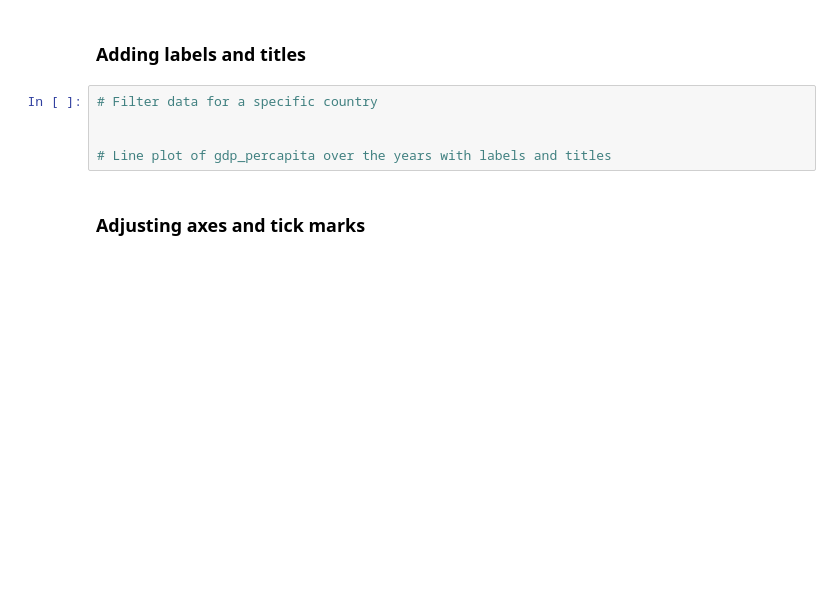
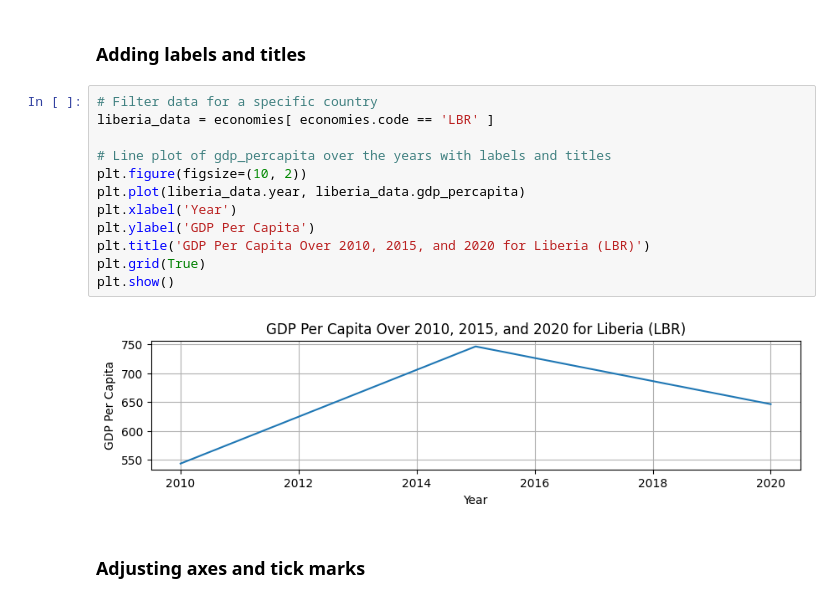
Before and after one commit to ismayc/oreilly-genai-powered-data-analysis-with-python, a Jupyter notebook: exercises-2025_09.ipynb, the cells around one changed output. Saved outputs shown, nothing was run; the diff lists cells and outputs as text; blank space fills up the shorter version.

```diff
--- a/exercises-2025_09.ipynb
+++ b/exercises-2025_09.ipynb
@@ -597,9 +626,18 @@ populations['fertility_rate'].fillna(0)
 ### Adding labels and titles
 # %%
 # Filter data for a specific country
-
+liberia_data = economies[ economies.code == 'LBR' ]
 
 # Line plot of gdp_percapita over the years with labels and titles
+plt.figure(figsize=(10, 2))
+plt.plot(liberia_data.year, liberia_data.gdp_percapita)
+plt.xlabel('Year')
+plt.ylabel('GDP Per Capita')
+plt.title('GDP Per Capita Over 2010, 2015, and 2020 for Liberia (LBR)')
+plt.grid(True)
+plt.show()
+# %% [output]
+[figure, added]
 # %% [markdown]
 ### Adjusting axes and tick marks
 # %%
```
Also changed, not shown: parts of 7 cells of this notebook, 6 other files.
